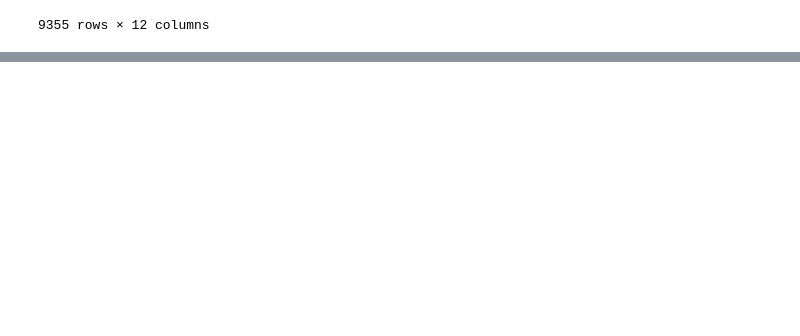
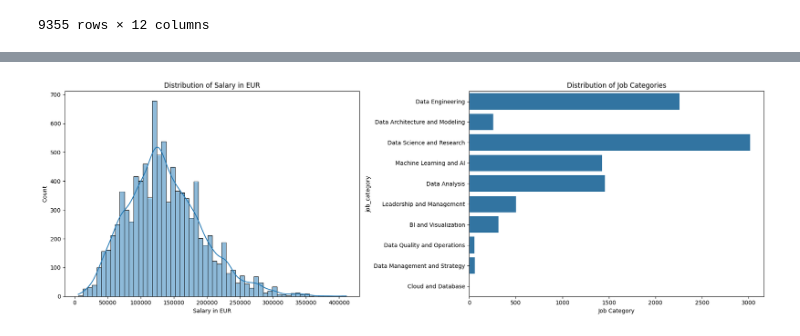
Before and after one commit to mArcio-Lmano/Data-Science, a Jupyter notebook: jobs_salary/jobs_ds.ipynb, the cells around one changed output, grey strips where cells are left out. Cells and saved outputs as stored; diff of their text form; code cells hidden in the pictures; blank space fills up the shorter version.

```diff
--- a/jobs_salary/jobs_ds.ipynb
+++ b/jobs_salary/jobs_ds.ipynb
@@ -110,3 +149,22 @@ The current exchange rate between DKK-USD is: 0.1469
 # %%
 df["salary_in_eur"] = df["salary"] * df["salary_currency"].map(exchange_rates_eur)
 df["salary_in_usd"] = df["salary"] * df["salary_currency"].map(exchange_rates_usd)
+# %%
+fig, axes = plt.subplots(nrows=1, ncols=2, figsize=(18, 6))
+
+sns.histplot(df["salary_in_eur"], kde=True, ax=axes[0])
+axes[0].set_title("Distribution of Salary in EUR")
+axes[0].set_xlabel("Salary in EUR")
+
+sns.countplot(y="job_category", data=df, ax=axes[1])
+axes[1].set_title("Distribution of Job Categories")
+axes[1].tick_params(axis="y", rotation=0)
+axes[1].set_xlabel("Job Category")
+
+# Adjust layout
+plt.tight_layout()
+
+# Show the plots
+plt.show()
+# %% [output]
+[figure, added]
```
Also changed, not shown: parts of 15 cells of this notebook.
